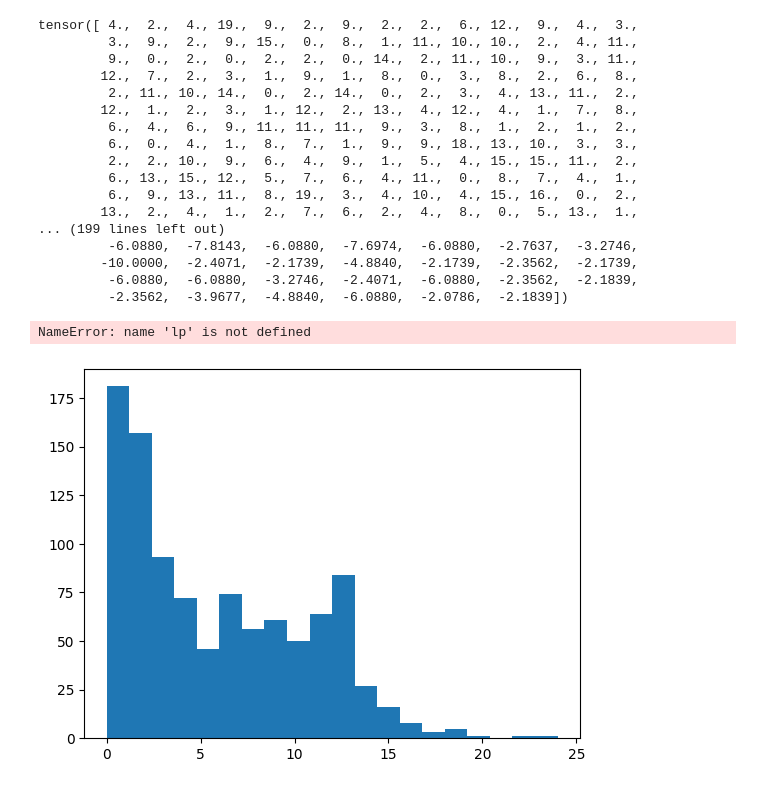
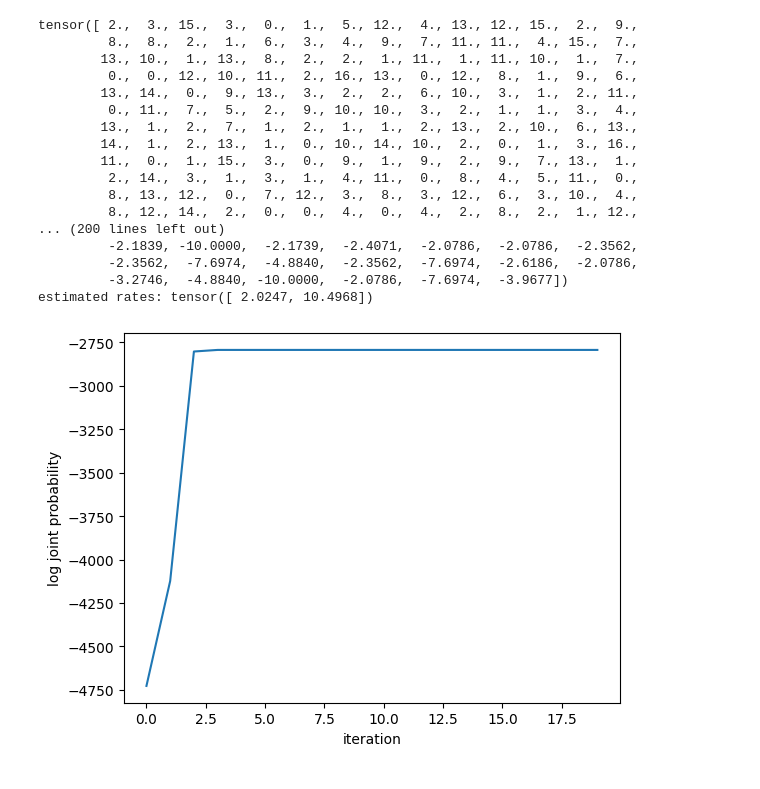
Before and after one commit to mariakesa/ScottLinderman, a Jupyter notebook: lab1/MAPEstimation.ipynb, the cells around one changed output. Cells and saved outputs as stored; diff of their text form; code cells hidden in the pictures.

```diff
--- a/lab1/MAPEstimation.ipynb
+++ b/lab1/MAPEstimation.ipynb
@@ -1,7 +1,8 @@
 # %%
 import matplotlib.pyplot as plt
 import torch
-from torch.distributions.poisson import Poisson, Gamma
+from torch.distributions.poisson import Poisson
+from torch.distributions.gamma import Gamma
 
 def draw_data(pi, lambdas):
     """Draw data from a mixture of Poisson distributions.
@@ -72,56 +73,60 @@ def log_joint(data, assignments, rates, probs, shape=1.0, inv_scale=1.0):
     Returns:
         lp: scalar log joint probability under the mixture model
     """
-    K=rates.shape[0]
-    log_probs_data = [Poisson(rate).log_prob(data) + torch.log(prob) for rate, prob in zip(rates, probs)]
-    for k in K:
 
-    lo=torch.sum(log_probs_data)+torch.log(Gamma())
-    return lp
+    log_likelihood = Poisson(rates[assignments]).log_prob(data).sum()
+
+    log_assignment_prior = torch.log(probs[assignments]).sum()
+
+    log_rate_prior = sum(
+        Gamma(shape, inv_scale).log_prob(rate)
+        for rate in rates
+    )
+
+    return log_likelihood + log_assignment_prior + log_rate_prior
 
 data = draw_data(torch.tensor([0.5, 0.5]), torch.tensor([10.0, 2.0]))
 
 print(data)
 
 print(Poisson(10.0).log_prob(data))
 
 
-plt.hist(data, bins=20)
+#plt.hist(data, bins=20)
 
 # Run coordinate ascent for some number of iterations, starting
 # with random cluster assignments
 probs = torch.ones(2) / 2.0
 assignments = torch.randint(0, 2, data.shape)
 rates = 10 * torch.rand(2)
 
 lps = []
 for i in range(20):
     lps.append(log_joint(data, assignments, rates, probs))
     rates = update_rates(data, assignments)
     assignments = update_assignments(data, rates, probs)
 
 plt.plot(lps)
 plt.xlabel("iteration")
 plt.ylabel("log joint probability")
 
 print("estimated rates:", rates)
 # %% [output]
-tensor([ 4.,  2.,  4., 19.,  9.,  2.,  9.,  2.,  2.,  6., 12.,  9.,  4.,  3.,
-         3.,  9.,  2.,  9., 15.,  0.,  8.,  1., 11., 10., 10.,  2.,  4., 11.,
-         9.,  0.,  2.,  0.,  2.,  2.,  0., 14.,  2., 11., 10.,  9.,  3., 11.,
-        12.,  7.,  2.,  3.,  1.,  9.,  1.,  8.,  0.,  3.,  8.,  2.,  6.,  8.,
-         2., 11., 10., 14.,  0.,  2., 14.,  0.,  2.,  3.,  4., 13., 11.,  2.,
-        12.,  1.,  2.,  3.,  1., 12.,  2., 13.,  4., 12.,  4.,  1.,  7.,  8.,
-         6.,  4.,  6.,  9., 11., 11., 11.,  9.,  3.,  8.,  1.,  2.,  1.,  2.,
-         6.,  0.,  4.,  1.,  8.,  7.,  1.,  9.,  9., 18., 13., 10.,  3.,  3.,
-         2.,  2., 10.,  9.,  6.,  4.,  9.,  1.,  5.,  4., 15., 15., 11.,  2.,
-         6., 13., 15., 12.,  5.,  7.,  6.,  4., 11.,  0.,  8.,  7.,  4.,  1.,
-         6.,  9., 13., 11.,  8., 19.,  3.,  4., 10.,  4., 15., 16.,  0.,  2.,
-        13.,  2.,  4.,  1.,  2.,  7.,  6.,  2.,  4.,  8.,  0.,  5., 13.,  1.,
-... (199 lines left out)
-         -6.0880,  -7.8143,  -6.0880,  -7.6974,  -6.0880,  -2.7637,  -3.2746,
-        -10.0000,  -2.4071,  -2.1739,  -4.8840,  -2.1739,  -2.3562,  -2.1739,
-         -6.0880,  -6.0880,  -3.2746,  -2.4071,  -6.0880,  -2.3562,  -2.1839,
-         -2.3562,  -3.9677,  -4.8840,  -6.0880,  -2.0786,  -2.1839])
+tensor([ 2.,  3., 15.,  3.,  0.,  1.,  5., 12.,  4., 13., 12., 15.,  2.,  9.,
+         8.,  8.,  2.,  1.,  6.,  3.,  4.,  9.,  7., 11., 11.,  4., 15.,  7.,
+        13., 10.,  1., 13.,  8.,  2.,  2.,  1., 11.,  1., 11., 10.,  1.,  7.,
+         0.,  0., 12., 10., 11.,  2., 16., 13.,  0., 12.,  8.,  1.,  9.,  6.,
+        13., 14.,  0.,  9., 13.,  3.,  2.,  2.,  6., 10.,  3.,  1.,  2., 11.,
+         0., 11.,  7.,  5.,  2.,  9., 10., 10.,  3.,  2.,  1.,  1.,  3.,  4.,
+        13.,  1.,  2.,  7.,  1.,  2.,  1.,  1.,  2., 13.,  2., 10.,  6., 13.,
+        14.,  1.,  2., 13.,  1.,  0., 10., 14., 10.,  2.,  0.,  1.,  3., 16.,
+        11.,  0.,  1., 15.,  3.,  0.,  9.,  1.,  9.,  2.,  9.,  7., 13.,  1.,
+         2., 14.,  3.,  1.,  3.,  1.,  4., 11.,  0.,  8.,  4.,  5., 11.,  0.,
+         8., 13., 12.,  0.,  7., 12.,  3.,  8.,  3., 12.,  6.,  3., 10.,  4.,
+         8., 12., 14.,  2.,  0.,  0.,  4.,  0.,  4.,  2.,  8.,  2.,  1., 12.,
+... (200 lines left out)
+         -2.1839, -10.0000,  -2.1739,  -2.4071,  -2.0786,  -2.0786,  -2.3562,
+         -2.3562,  -7.6974,  -4.8840,  -2.3562,  -7.6974,  -2.6186,  -2.0786,
+         -3.2746,  -4.8840, -10.0000,  -2.0786,  -7.6974,  -3.9677])
+estimated rates: tensor([ 2.0247, 10.4968])
-NameError: name 'lp' is not defined
-[figure, old version]
+[figure, new version]
```
Also changed, not shown: 6 other files.
